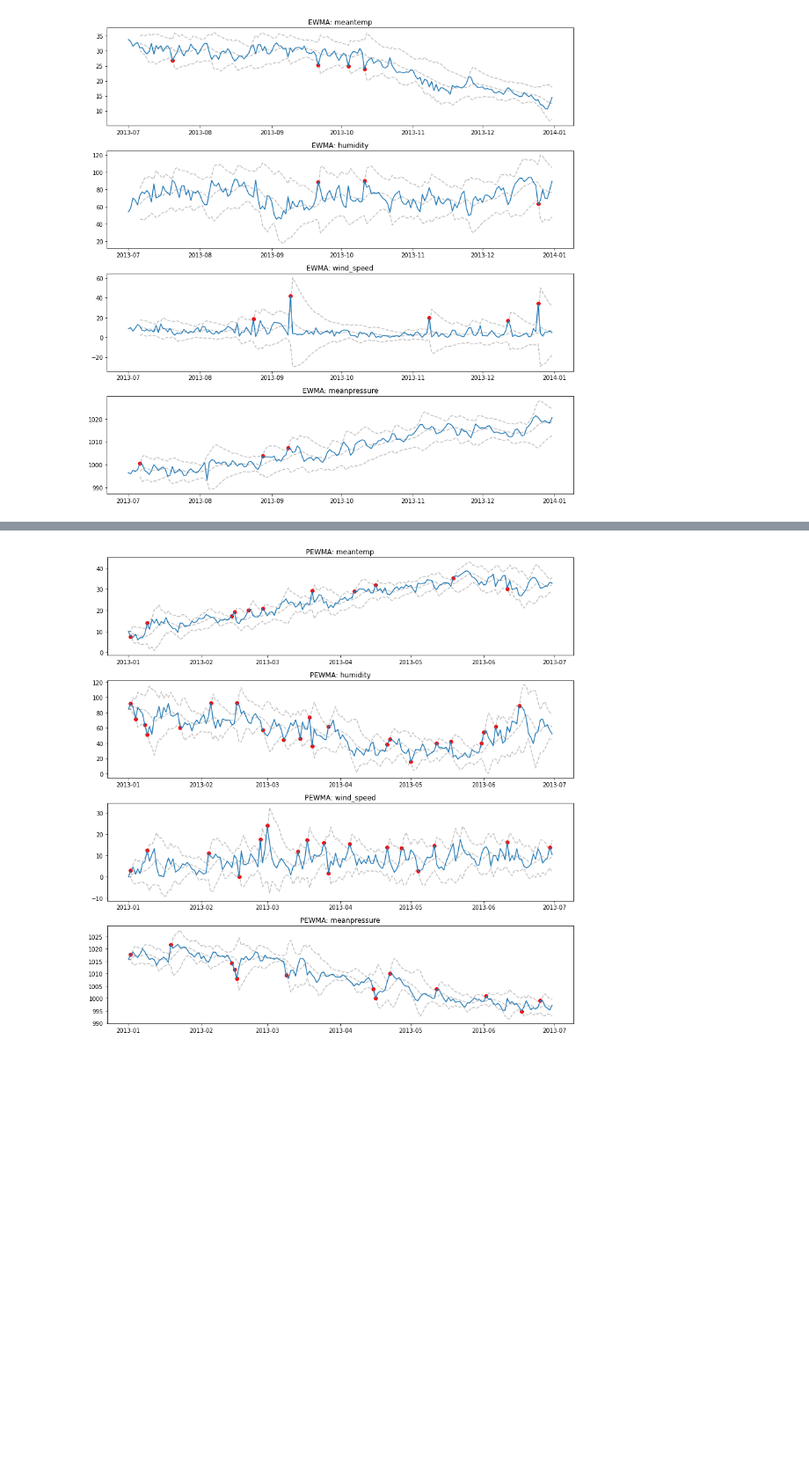
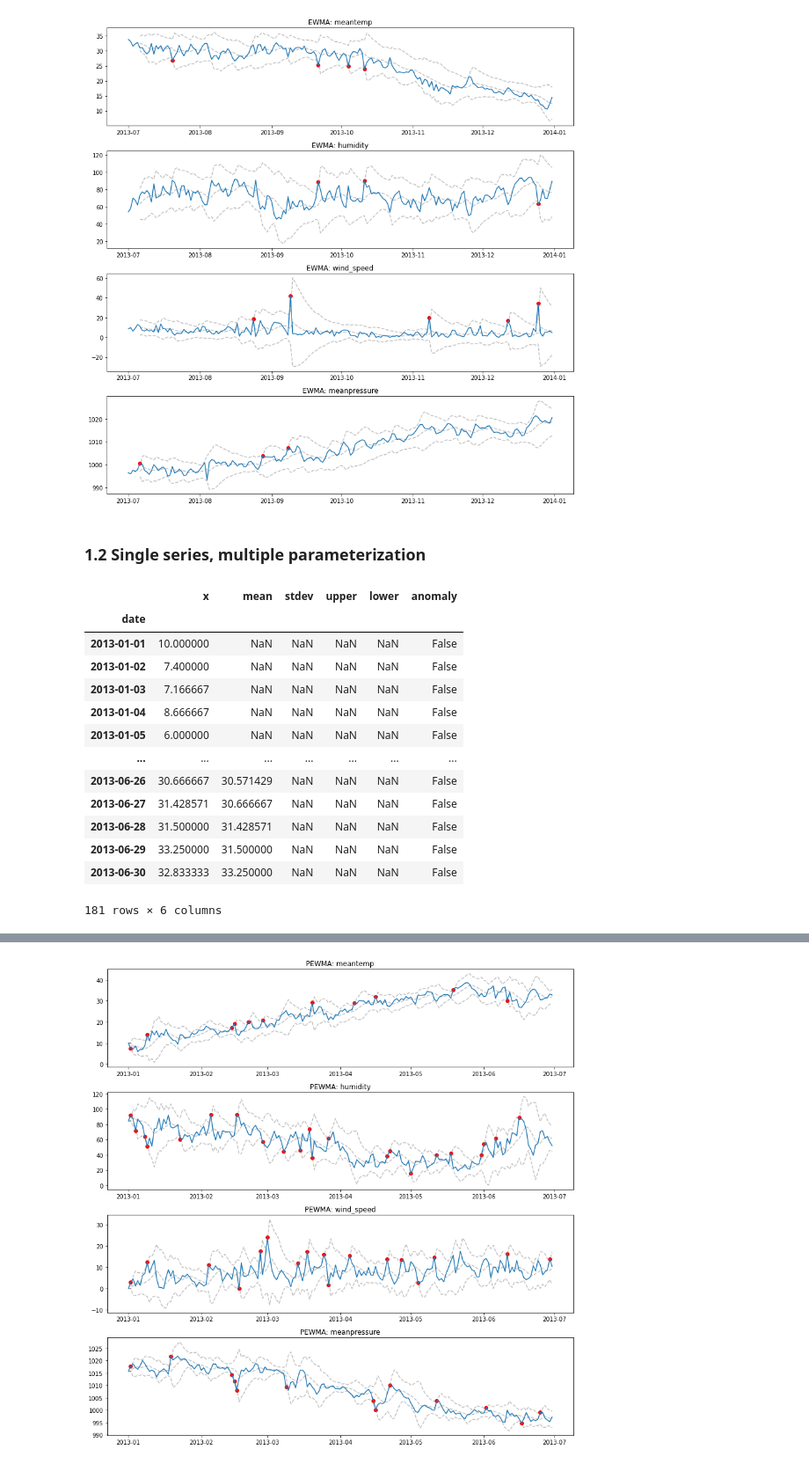
Before and after one commit to williewheeler/tsanomaly, a Jupyter notebook: examples/ewma-pewma-examples.ipynb, the cells around one changed output, grey strips where cells are left out. Shown at 88% size. Cells and saved outputs as stored; diff of their text form; code cells hidden in the pictures; blank space fills up the shorter version.

```diff
--- a/examples/ewma-pewma-examples.ipynb
+++ b/examples/ewma-pewma-examples.ipynb
@@ -62,3 +66,5 @@ plot_ewma(df, "2013-01-01", "2013-06-30")
 plot_ewma(df, "2013-07-01", "2013-12-31")
 # %% [output]
 [figure]
+# %% [markdown]
+### 1.2 Single series, multiple parameterization
@@ -64,0 +83,18 @@ plot_ewma(df, "2013-07-01", "2013-12-31")
+# %%
+# Notice - no bands
+exp.ewma(df["meantemp"]["2013-01-01":"2013-06-30"], 1.0, 3.0)
+# %% [output]
+|  | x | mean | stdev | upper | lower | anomaly |
+| date |  |  |  |  |  |  |
+| 2013-01-01 | 10.000000 | NaN | NaN | NaN | NaN | False |
+| 2013-01-02 | 7.400000 | NaN | NaN | NaN | NaN | False |
+| 2013-01-03 | 7.166667 | NaN | NaN | NaN | NaN | False |
+| 2013-01-04 | 8.666667 | NaN | NaN | NaN | NaN | False |
+| 2013-01-05 | 6.000000 | NaN | NaN | NaN | NaN | False |
+| ... | ... | ... | ... | ... | ... | ... |
+| 2013-06-26 | 30.666667 | 30.571429 | NaN | NaN | NaN | False |
+| 2013-06-27 | 31.428571 | 30.666667 | NaN | NaN | NaN | False |
+| 2013-06-28 | 31.500000 | 31.428571 | NaN | NaN | NaN | False |
+| 2013-06-29 | 33.250000 | 31.500000 | NaN | NaN | NaN | False |
+| 2013-06-30 | 32.833333 | 33.250000 | NaN | NaN | NaN | False |
+181 rows × 6 columns
```
Also changed, not shown: parts of 11 cells of this notebook, 1 other file.
